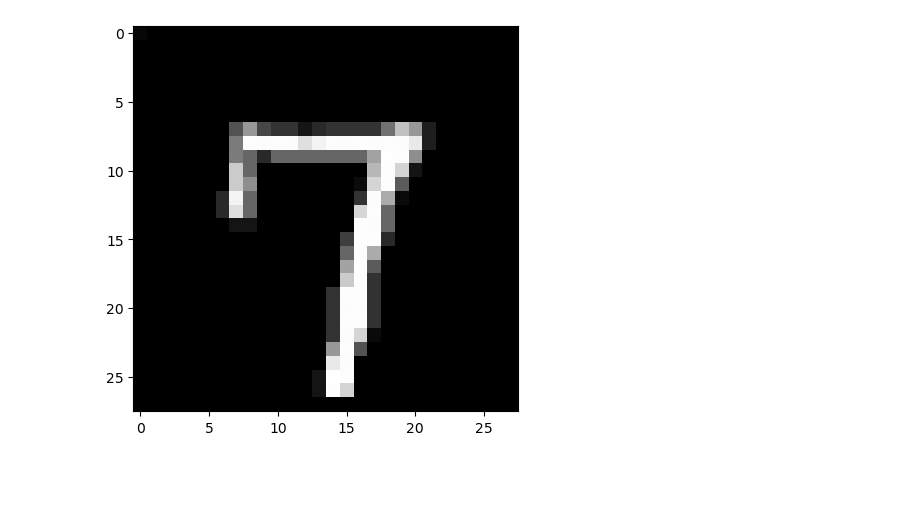
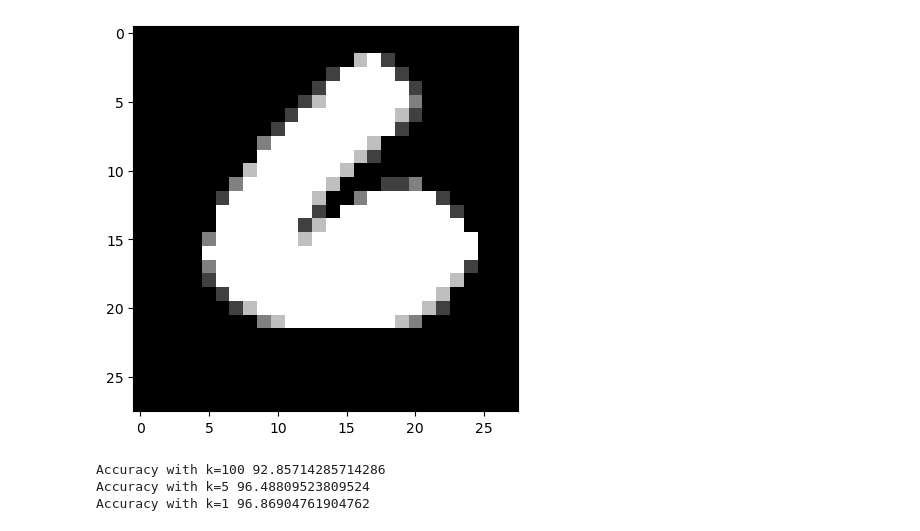
Before and after one commit to MichalTalalaj/digit-recogniser, a Jupyter notebook: digit_recogniser.ipynb, the cells around one changed output. Saved outputs shown, nothing was run; the diff lists cells and outputs as text; code cells hidden in the pictures; blank space fills up the shorter version.

```diff
--- a/digit_recogniser.ipynb
+++ b/digit_recogniser.ipynb
@@ -9,12 +14,13 @@ test = pd.read_csv('test.csv')
 # %%
+number_index = 500
 im1 = Image.new('RGBA', (28,28),'white')
 pixels = []
 for i in range(784):
-        c = train.iat[6, i]
+        c = train.iat[number_index, i + 1]
         pixels.append((c,c,c))
 
 im1.putdata(pixels)
 plt.figure(figsize=(10,5))
 imgplot = plt.imshow(im1)
 # %% [output]
-[figure, old version]
+[figure, new version]
@@ -20,0 +44,8 @@ imgplot = plt.imshow(im1)
+# %%
+print("Accuracy with k=100", accuracy_score(y_test, y_pred_100)*100) # tutaj pewnie jest underfit
+print("Accuracy with k=5", accuracy_score(y_test, y_pred_5)*100)
+print("Accuracy with k=1", accuracy_score(y_test, y_pred_1)*100) # z tak malym k moglo byc overfit ale dziala
+# %% [output]
+Accuracy with k=100 92.85714285714286
+Accuracy with k=5 96.48809523809524
+Accuracy with k=1 96.86904761904762
```
Also changed, not shown: parts of 11 cells of this notebook.
